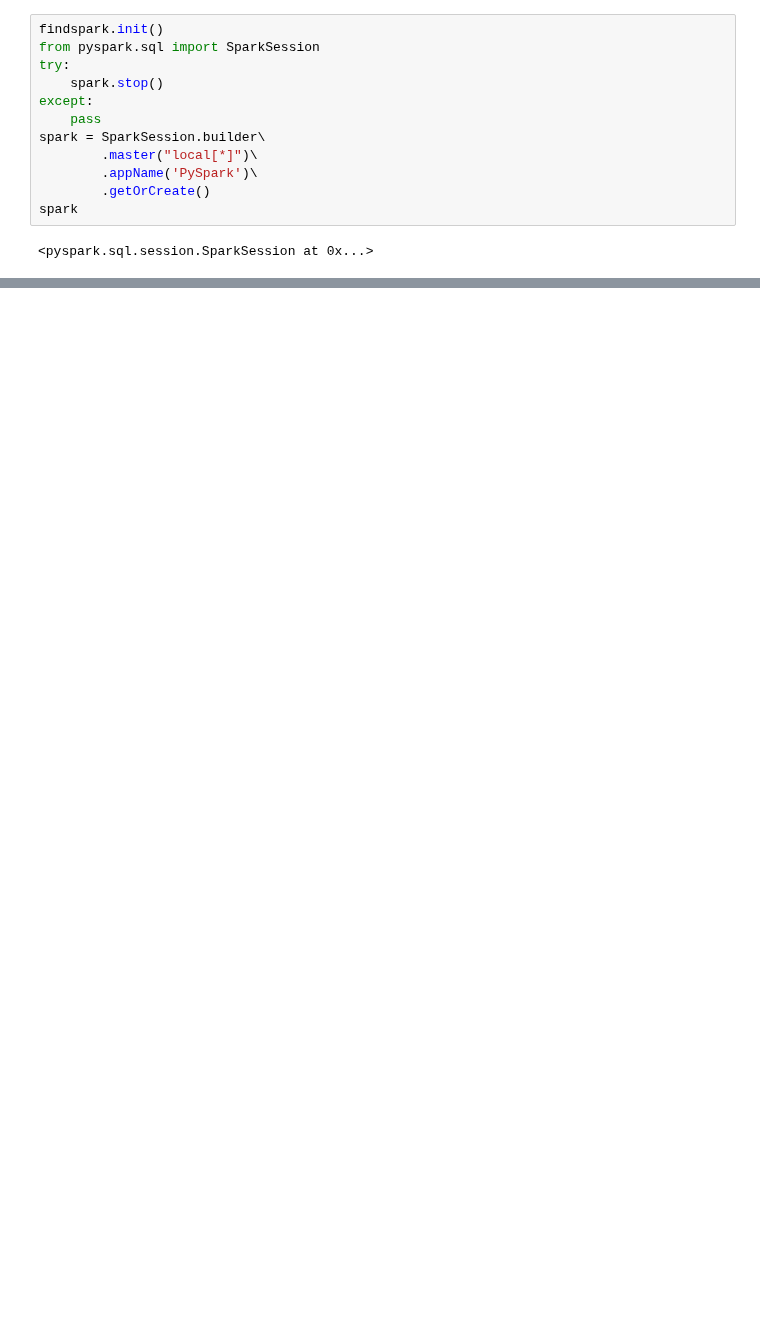
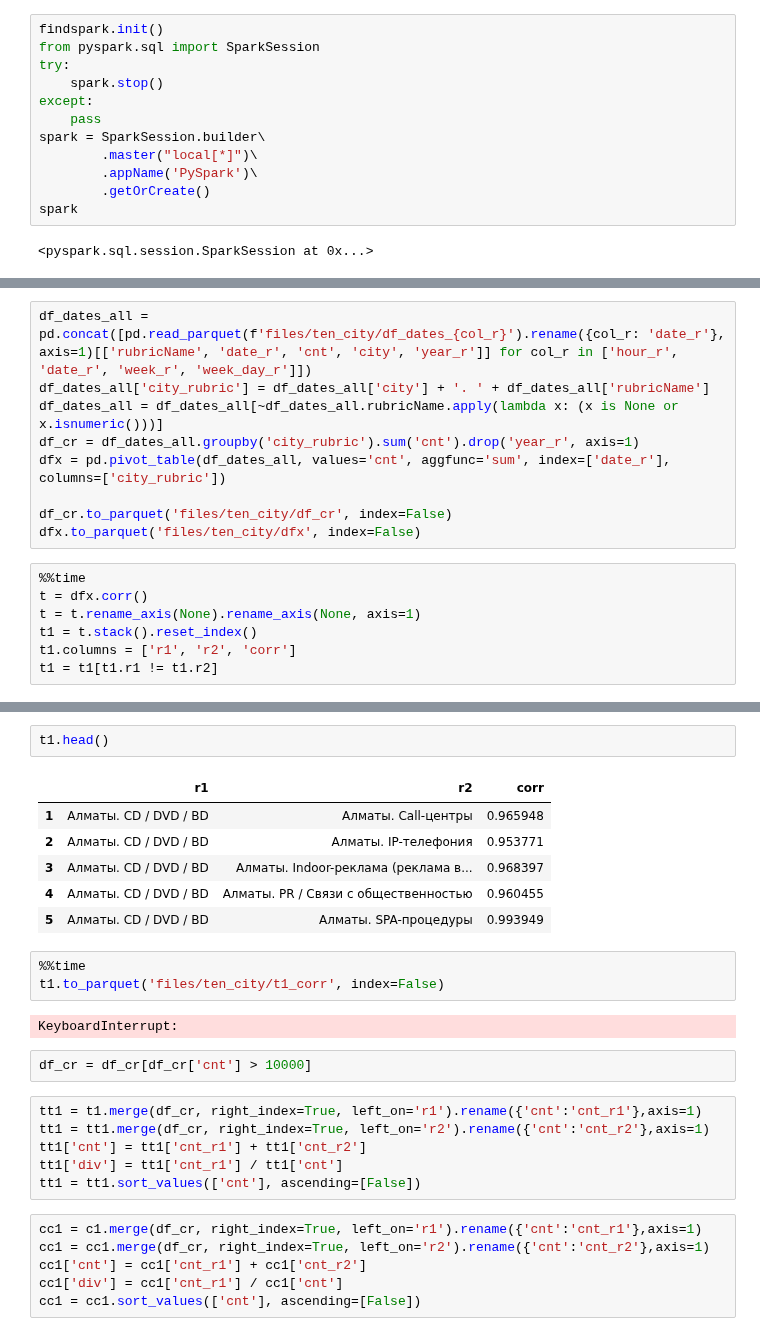
Before and after one commit to mamedovramil/Geoservice-data-analysis, a Jupyter notebook: run.ipynb, the cells around one changed output, grey strips where cells are left out. Saved outputs shown, nothing was run; the diff lists cells and outputs as text; blank space fills up the shorter version.

```diff
--- a/run.ipynb
+++ b/run.ipynb
@@ -18,0 +75,16 @@ spark
+# %%
+df_dates_all = pd.concat([pd.read_parquet(f'files/ten_city/df_dates_{col_r}').rename({col_r: 'date_r'}, axis=1)[['rubricName', 'date_r', 'cnt', 'city', 'year_r']] for col_r in ['hour_r', 'date_r', 'week_r', 'week_day_r']])
+df_dates_all['city_rubric'] = df_dates_all['city'] + '. ' + df_dates_all['rubricName']
+df_dates_all = df_dates_all[~df_dates_all.rubricName.apply(lambda x: (x is None or x.isnumeric()))]
+df_cr = df_dates_all.groupby('city_rubric').sum('cnt').drop('year_r', axis=1)
+dfx = pd.pivot_table(df_dates_all, values='cnt', aggfunc='sum', index=['date_r'], columns=['city_rubric'])
+
+df_cr.to_parquet('files/ten_city/df_cr', index=False)
+dfx.to_parquet('files/ten_city/dfx', index=False)
+# %%
+%%time
+t = dfx.corr()
+t = t.rename_axis(None).rename_axis(None, axis=1)
+t1 = t.stack().reset_index()
+t1.columns = ['r1', 'r2', 'corr']
+t1 = t1[t1.r1 != t1.r2]
@@ -18,0 +94,28 @@ spark
+# %%
+t1.head()
+# %% [output]
+|  | r1 | r2 | corr |
+| 1 | Алматы. CD / DVD / BD | Алматы. Call-центры | 0.965948 |
+| 2 | Алматы. CD / DVD / BD | Алматы. IP-телефония | 0.953771 |
+| 3 | Алматы. CD / DVD / BD | Алматы. Indoor-реклама (реклама в... | 0.968397 |
+| 4 | Алматы. CD / DVD / BD | Алматы. PR / Связи с общественностью | 0.960455 |
+| 5 | Алматы. CD / DVD / BD | Алматы. SPA-процедуры | 0.993949 |
+# %%
+%%time
+t1.to_parquet('files/ten_city/t1_corr', index=False)
+# %% [output]
+KeyboardInterrupt:
+# %%
+df_cr = df_cr[df_cr['cnt'] > 10000]
+# %%
+tt1 = t1.merge(df_cr, right_index=True, left_on='r1').rename({'cnt':'cnt_r1'},axis=1)
+tt1 = tt1.merge(df_cr, right_index=True, left_on='r2').rename({'cnt':'cnt_r2'},axis=1)
+tt1['cnt'] = tt1['cnt_r1'] + tt1['cnt_r2']
+tt1['div'] = tt1['cnt_r1'] / tt1['cnt']
+tt1 = tt1.sort_values(['cnt'], ascending=[False])
+# %%
+cc1 = c1.merge(df_cr, right_index=True, left_on='r1').rename({'cnt':'cnt_r1'},axis=1)
+cc1 = cc1.merge(df_cr, right_index=True, left_on='r2').rename({'cnt':'cnt_r2'},axis=1)
+cc1['cnt'] = cc1['cnt_r1'] + cc1['cnt_r2']
+cc1['div'] = cc1['cnt_r1'] / cc1['cnt']
+cc1 = cc1.sort_values(['cnt'], ascending=[False])
```
Also changed, not shown: parts of 8 cells of this notebook.
